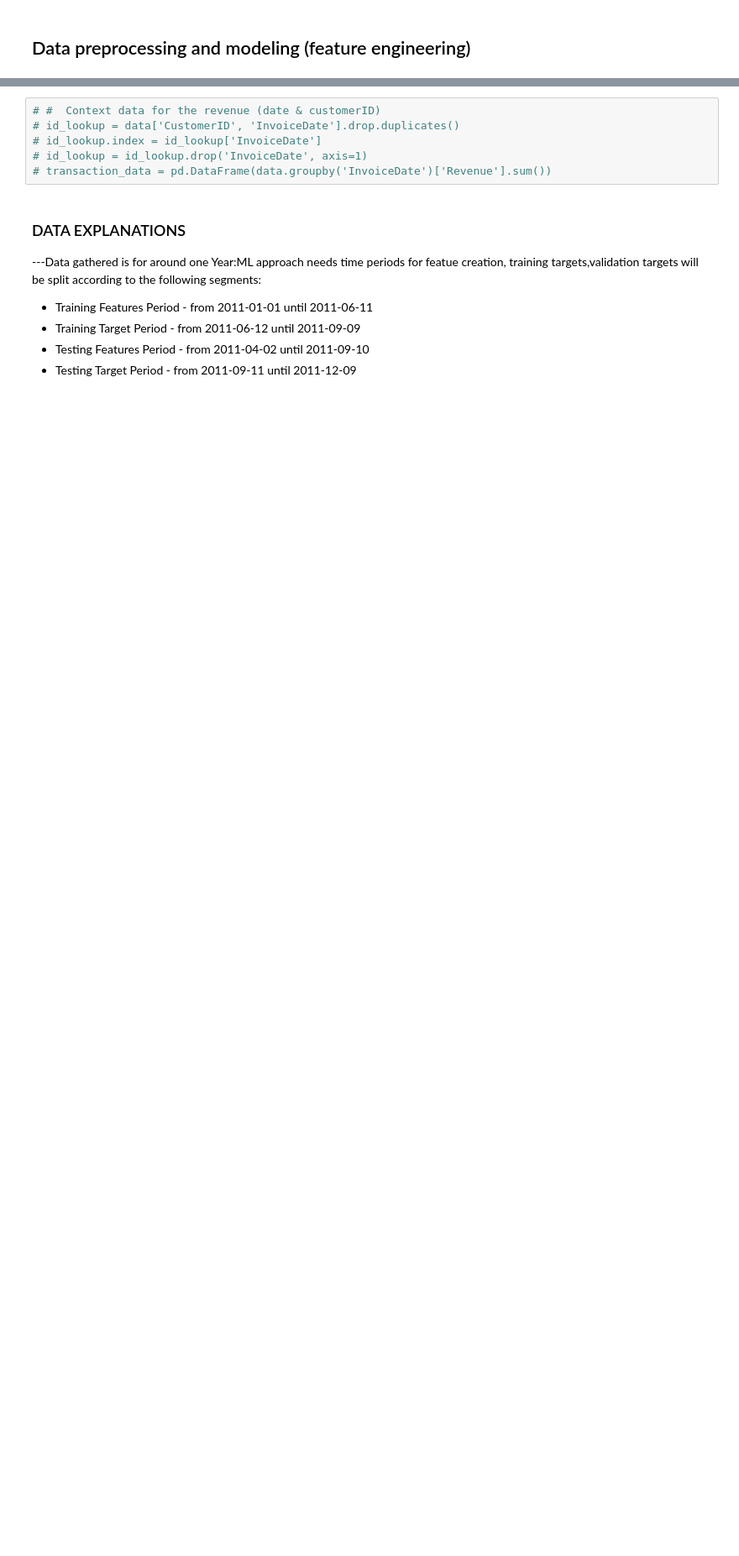
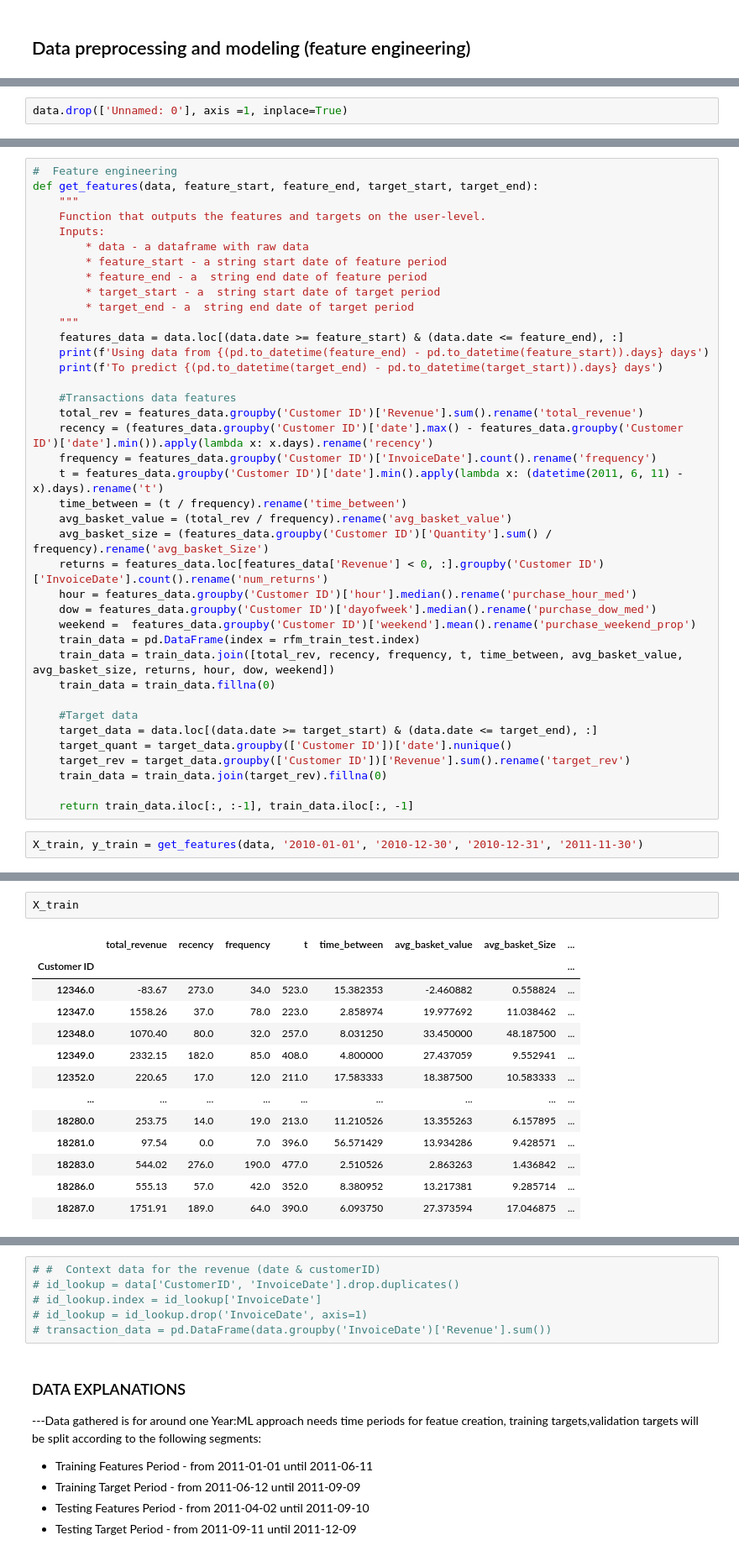
Before and after one commit to hcgalvan/UNSAM-Machine-Learning-on-Economics, a Jupyter notebook: clv-with-dnn-and-regression.ipynb, the cells around one changed output, grey strips where cells are left out. Shown at 84% size. Drawn from its saved outputs; the diff is of its cells as text; blank space fills up the shorter version.

```diff
--- a/clv-with-dnn-and-regression.ipynb
+++ b/clv-with-dnn-and-regression.ipynb
@@ -105,0 +67,2 @@ Number of entries: 541909
+# %%
+data.drop(['Unnamed: 0'], axis =1, inplace=True)
@@ -105,0 +249,41 @@ Number of entries: 541909
+# %%
+#  Feature engineering
+def get_features(data, feature_start, feature_end, target_start, target_end):
+    """
+    Function that outputs the features and targets on the user-level.
+    Inputs:
+        * data - a dataframe with raw data
+        * feature_start - a string start date of feature period
+        * feature_end - a  string end date of feature period
+        * target_start - a  string start date of target period
+        * target_end - a  string end date of target period
+    """
+    features_data = data.loc[(data.date >= feature_start) & (data.date <= feature_end), :]
+    print(f'Using data from {(pd.to_datetime(feature_end) - pd.to_datetime(feature_start)).days} days')
+    print(f'To predict {(pd.to_datetime(target_end) - pd.to_datetime(target_start)).days} days')
+
+    #Transactions data features
+    total_rev = features_data.groupby('Customer ID')['Revenue'].sum().rename('total_revenue')
+    recency = (features_data.groupby('Customer ID')['date'].max() - features_data.groupby('Customer ID')['date'].min()).apply(lambda x: x.days).rename('recency')
+    frequency = features_data.groupby('Customer ID')['InvoiceDate'].count().rename('frequency')
+    t = features_data.groupby('Customer ID')['date'].min().apply(lambda x: (datetime(2011, 6, 11) - x).days).rename('t')
+    time_between = (t / frequency).rename('time_between')
+    avg_basket_value = (total_rev / frequency).rename('avg_basket_value')
+    avg_basket_size = (features_data.groupby('Customer ID')['Quantity'].sum() / frequency).rename('avg_basket_Size')
+    returns = features_data.loc[features_data['Revenue'] < 0, :].groupby('Customer ID')['InvoiceDate'].count().rename('num_returns')
+    hour = features_data.groupby('Customer ID')['hour'].median().rename('purchase_hour_med')
+    dow = features_data.groupby('Customer ID')['dayofweek'].median().rename('purchase_dow_med')
+    weekend =  features_data.groupby('Customer ID')['weekend'].mean().rename('purchase_weekend_prop')
+    train_data = pd.DataFrame(index = rfm_train_test.index)
+    train_data = train_data.join([total_rev, recency, frequency, t, time_between, avg_basket_value, avg_basket_size, returns, hour, dow, weekend])
+    train_data = train_data.fillna(0)
+
+    #Target data
+    target_data = data.loc[(data.date >= target_start) & (data.date <= target_end), :]
+    target_quant = target_data.groupby(['Customer ID'])['date'].nunique()
+    target_rev = target_data.groupby(['Customer ID'])['Revenue'].sum().rename('target_rev')
+    train_data = train_data.join(target_rev).fillna(0)
+
+    return train_data.iloc[:, :-1], train_data.iloc[:, -1]
+# %%
+X_train, y_train = get_features(data, '2010-01-01', '2010-12-30', '2010-12-31', '2011-11-30')
@@ -105,0 +334,16 @@ Number of entries: 541909
+# %%
+X_train
+# %% [output]
+|  | total_revenue | recency | frequency | t | time_between | avg_basket_value | avg_basket_Size | ... |
+| Customer ID |  |  |  |  |  |  |  | ... |
+| 12346.0 | -83.67 | 273.0 | 34.0 | 523.0 | 15.382353 | -2.460882 | 0.558824 | ... |
+| 12347.0 | 1558.26 | 37.0 | 78.0 | 223.0 | 2.858974 | 19.977692 | 11.038462 | ... |
+| 12348.0 | 1070.40 | 80.0 | 32.0 | 257.0 | 8.031250 | 33.450000 | 48.187500 | ... |
+| 12349.0 | 2332.15 | 182.0 | 85.0 | 408.0 | 4.800000 | 27.437059 | 9.552941 | ... |
+| 12352.0 | 220.65 | 17.0 | 12.0 | 211.0 | 17.583333 | 18.387500 | 10.583333 | ... |
+| ... | ... | ... | ... | ... | ... | ... | ... | ... |
+| 18280.0 | 253.75 | 14.0 | 19.0 | 213.0 | 11.210526 | 13.355263 | 6.157895 | ... |
+| 18281.0 | 97.54 | 0.0 | 7.0 | 396.0 | 56.571429 | 13.934286 | 9.428571 | ... |
+| 18283.0 | 544.02 | 276.0 | 190.0 | 477.0 | 2.510526 | 2.863263 | 1.436842 | ... |
+| 18286.0 | 555.13 | 57.0 | 42.0 | 352.0 | 8.380952 | 13.217381 | 9.285714 | ... |
+| 18287.0 | 1751.91 | 189.0 | 64.0 | 390.0 | 6.093750 | 27.373594 | 17.046875 | ... |
```
Also changed, not shown: parts of 70 cells of this notebook, 1 other file.
